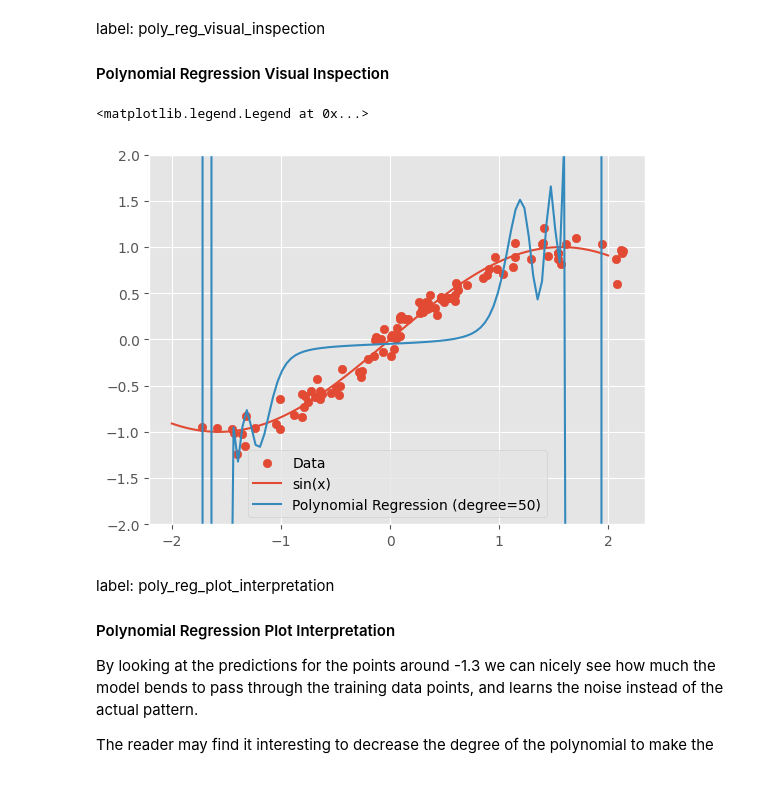
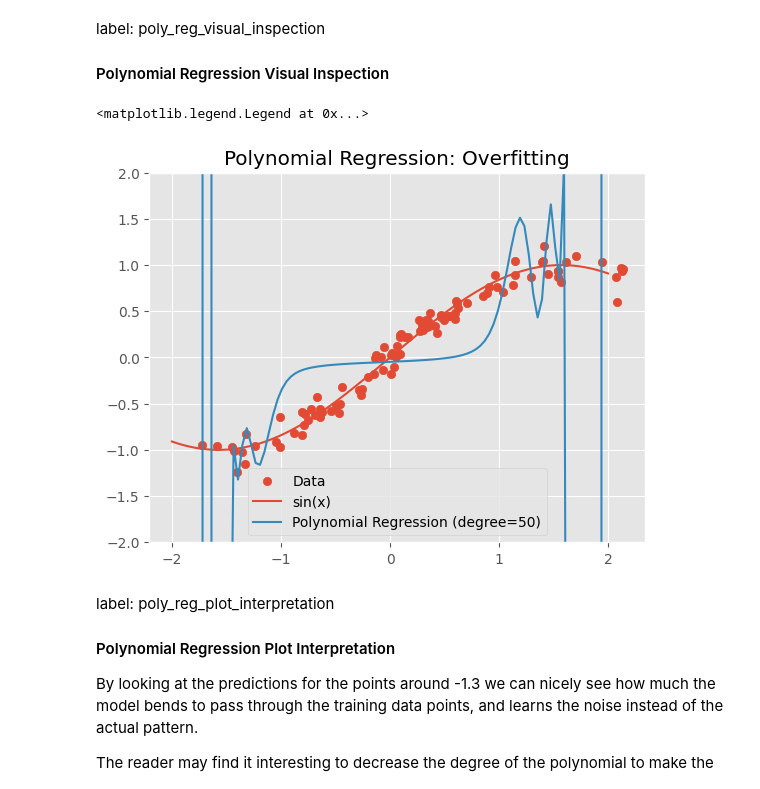
Before and after one commit to slds-lmu/lecture_sl, a Jupyter notebook: exercises/regularization-quarto/sol_regularization_1_py.ipynb, the cells around one changed output. Saved outputs shown, nothing was run; the diff lists cells and outputs as text; code cells hidden in the pictures.

```diff
--- a/exercises/regularization-quarto/sol_regularization_1_py.ipynb
+++ b/exercises/regularization-quarto/sol_regularization_1_py.ipynb
@@ -197,29 +198,30 @@ label: poly_reg_visual_inspection
 #### Polynomial Regression Visual Inspection
 # %%
 #| label: poly_reg_visual_inspection
+plt.title('Polynomial Regression: Overfitting')
 plt.scatter(x_1, y, label='Data')
 
 # noiseless DGP
 x_vals = np.linspace(-2, 2, 100)
 y_vals = np.sin(x_vals)
 plt.plot(x_vals, y_vals, label='sin(x)')
 
 # inference
-y_vals_transformed = poly.transform(x_vals.reshape(-1, 1))
-y_pred = poly_reg.predict(y_vals_transformed)
+x_vals_poly = poly.transform(x_vals.reshape(-1, 1))
+y_pred = poly_reg.predict(x_vals_poly)
 
 # plotting polynomial regression predictions
 plt.plot(x_vals, y_pred,
          label=f'Polynomial Regression (degree={poly_degree})')
 
 # setting limits to make the plot readable (the model sometimes predicts extreme values)
 plt.ylim(-2, 2)
 
 
 plt.legend()
 # %% [output]
 <matplotlib.legend.Legend at 0x...>
-[figure, old version]
+[figure, new version]
 # %% [markdown]
 label: poly_reg_plot_interpretation
 #### Polynomial Regression Plot Interpretation
```
Also changed, not shown: parts of 3 cells of this notebook, 2 other files.
